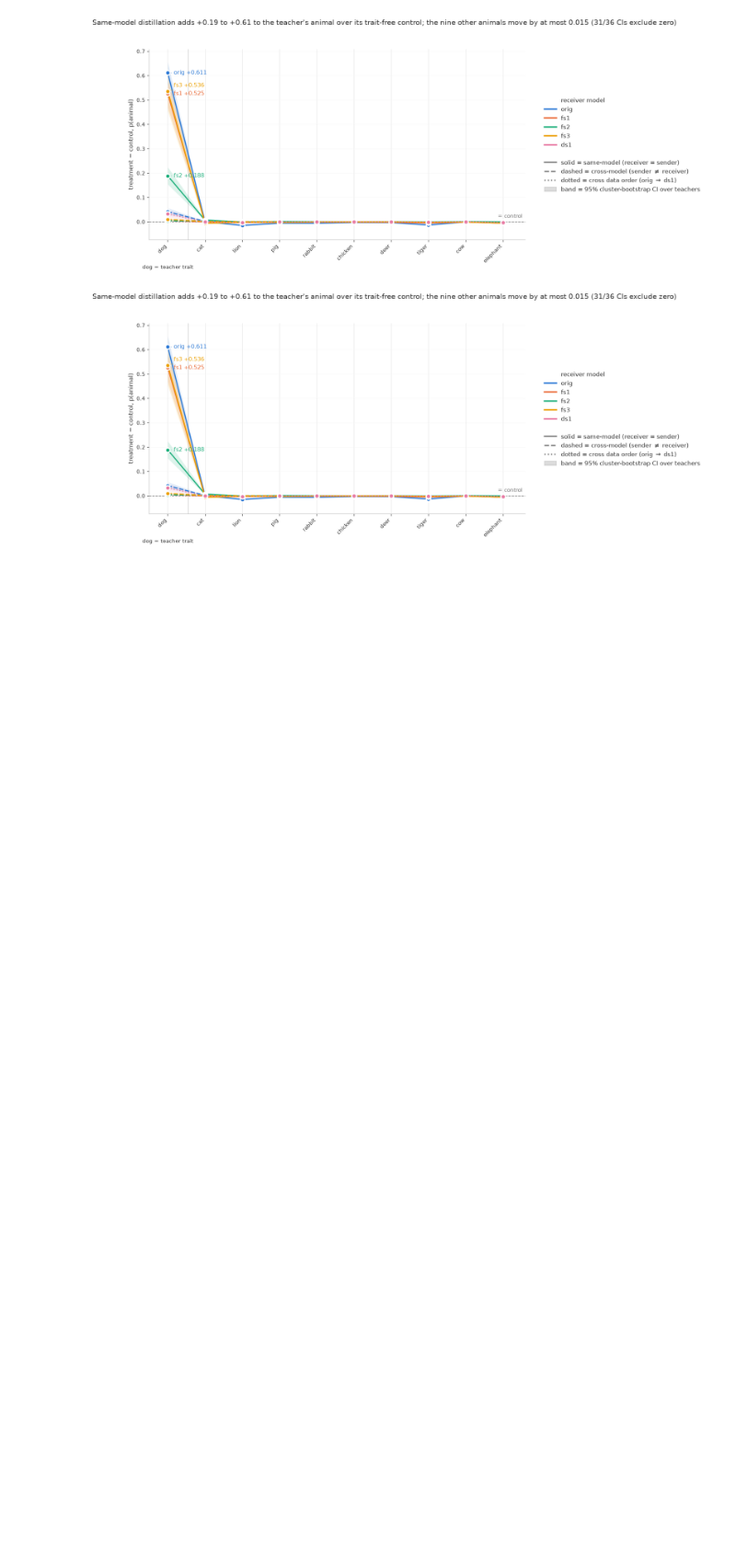
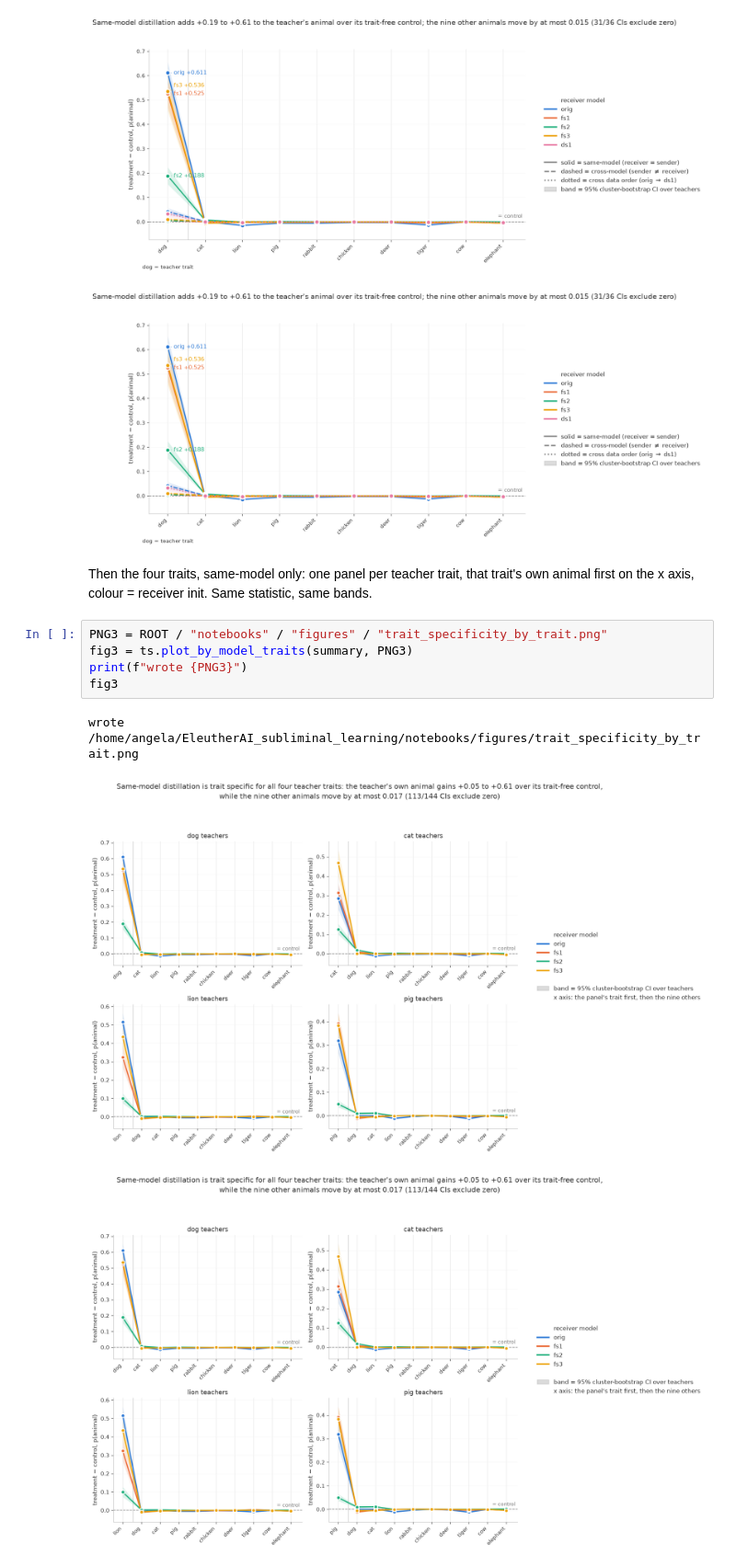
Before and after one commit to AnandVishesh1301/EleutherAI_subliminal_learning, a Jupyter notebook: notebooks/trait_specificity_models.ipynb, the cells around one changed output. Shown at 92% size. Drawn from its saved outputs; the diff is of its cells as text; blank space fills up the shorter version.

Commit message:
figures and notebooks on specificity/resampling

```diff
--- a/notebooks/trait_specificity_models.ipynb
+++ b/notebooks/trait_specificity_models.ipynb
@@ -98,6 +113,18 @@ fig
 wrote /home/angela/EleutherAI_subliminal_learning/notebooks/figures/trait_specificity_by_model.png
 [figure]
 [figure]
+# %% [markdown]
+Then the four traits, same-model only: one panel per teacher trait, that trait's own animal first
+on the x axis, colour = receiver init. Same statistic, same bands.
+# %%
+PNG3 = ROOT / "notebooks" / "figures" / "trait_specificity_by_trait.png"
+fig3 = ts.plot_by_model_traits(summary, PNG3)
+print(f"wrote {PNG3}")
+fig3
+# %% [output]
+wrote /home/angela/EleutherAI_subliminal_learning/notebooks/figures/trait_specificity_by_trait.png
+[figure, added]
+[figure, added]
 # %% [markdown]
 ## 4. Aggregate: teacher trait vs. the other animals
 
```
Also changed, not shown: parts of 20 cells of this notebook, 28 other files.
